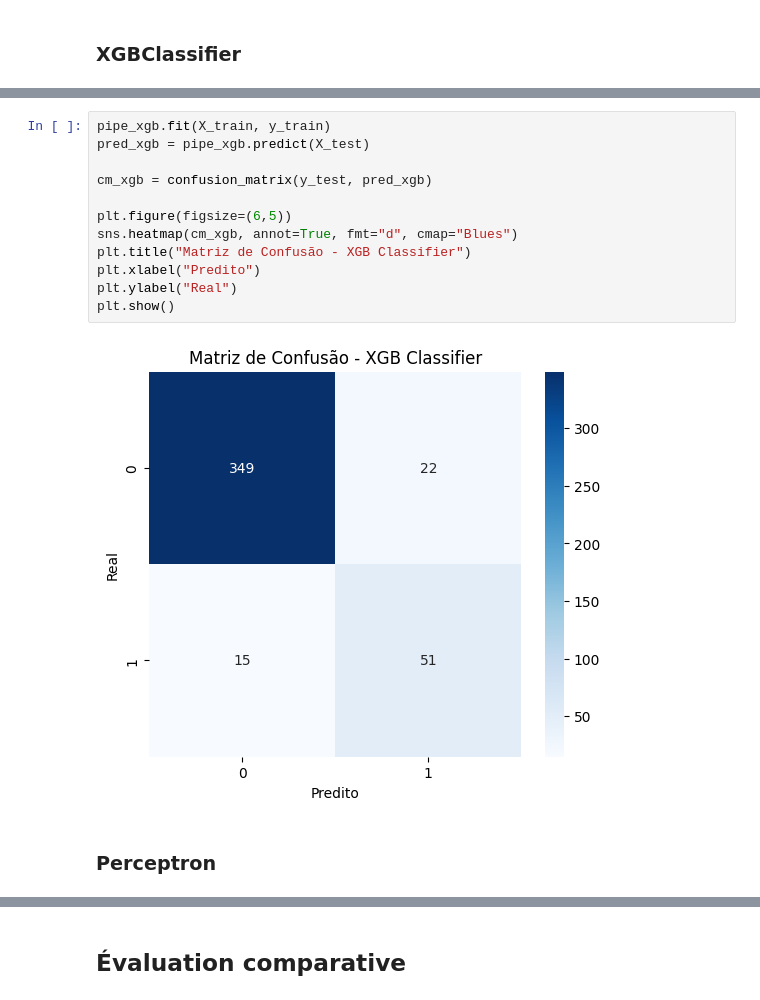
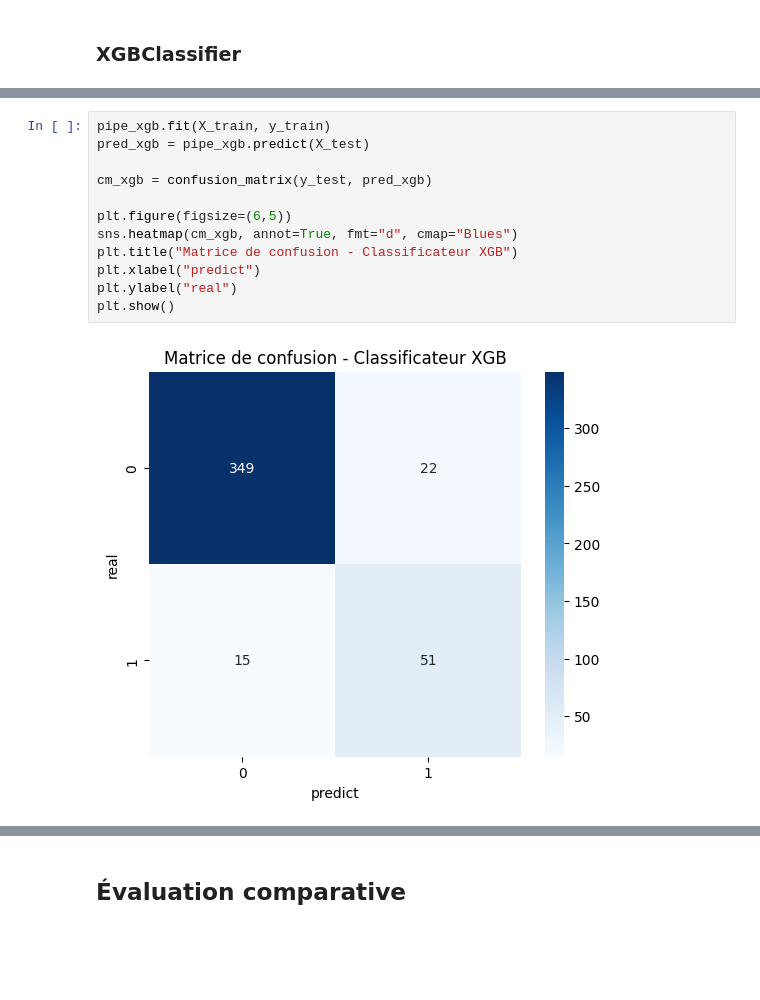
Before and after one commit to thaliaramoss/f1-pred, a Jupyter notebook: model_selection_CLF.ipynb, the cells around one changed output, grey strips where cells are left out. Saved outputs shown, nothing was run; the diff lists cells and outputs as text; blank space fills up the shorter version.

```diff
--- a/model_selection_CLF.ipynb
+++ b/model_selection_CLF.ipynb
@@ -1268,16 +1134,14 @@ weighted avg       0.92      0.92      0.92       437
 # %%
 pipe_xgb.fit(X_train, y_train)
 pred_xgb = pipe_xgb.predict(X_test)
 
 cm_xgb = confusion_matrix(y_test, pred_xgb)
 
 plt.figure(figsize=(6,5))
 sns.heatmap(cm_xgb, annot=True, fmt="d", cmap="Blues")
-plt.title("Matriz de Confusão - XGB Classifier")
-plt.xlabel("Predito")
-plt.ylabel("Real")
+plt.title("Matrice de confusion - Classificateur XGB")
+plt.xlabel("predict")
+plt.ylabel("real")
 plt.show()
 # %% [output]
-[figure, old version]
+[figure, new version]
-# %% [markdown]
-### Perceptron
```
Also changed, not shown: parts of 114 cells of this notebook.
